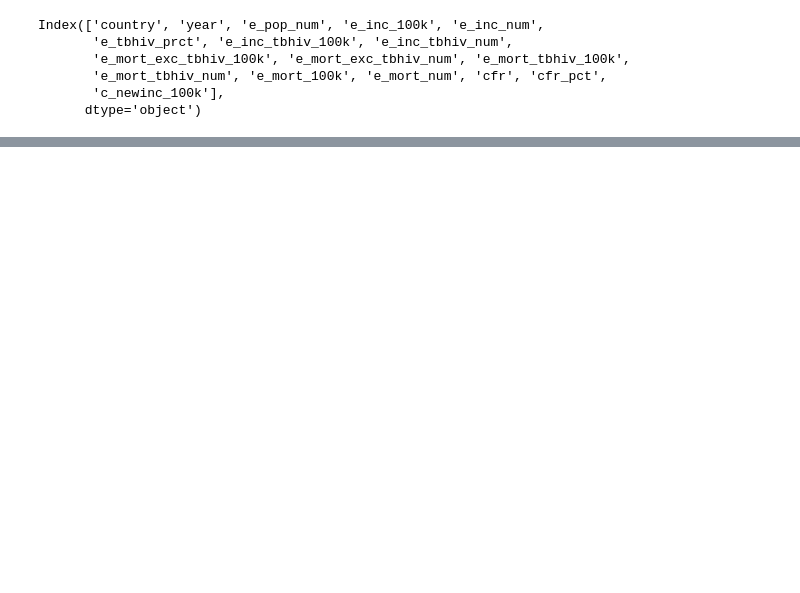
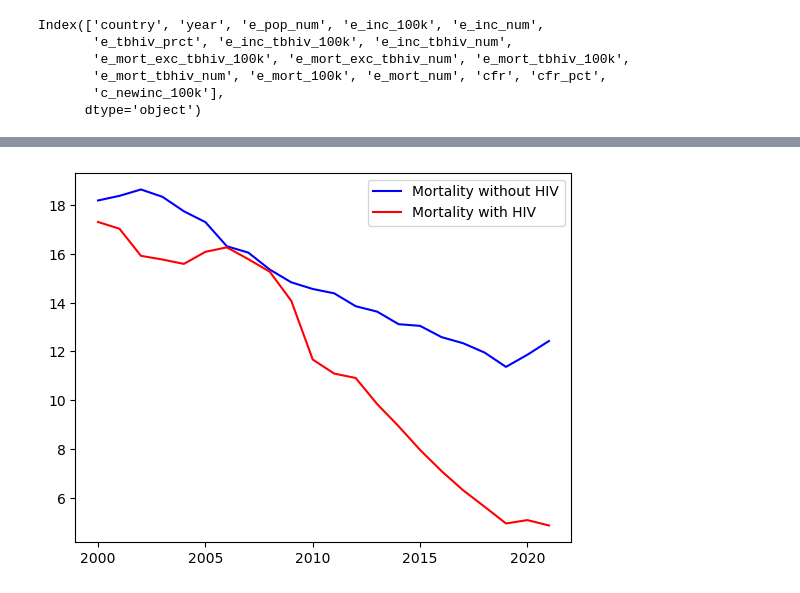
Before and after one commit to SamSchultz-bit/TB-Project, a Jupyter notebook: working_TB.ipynb, the cells around one changed output, grey strips where cells are left out. Cells and saved outputs as stored; diff of their text form; code cells hidden in the pictures; blank space fills up the shorter version.

```diff
--- a/working_TB.ipynb
+++ b/working_TB.ipynb
@@ -120,0 +195,7 @@ tb_rates_df
+# %%
+mortality, = plt.plot(by_year_df['Year'], by_year_df["Mortality - TB (exclude HIV)per Cap"], color="blue", label="Mortality without HIV" )
+hiv_mortality, = plt.plot(by_year_df['Year'], by_year_df['Mortality - HIV & TB incident per Cap.'], color="red", label="Mortality with HIV" )
+plt.legend(handles=[mortality, hiv_mortality], loc="best")
+plt.show()
+# %% [output]
+[figure, added]
```
Also changed, not shown: parts of 14 cells of this notebook.
